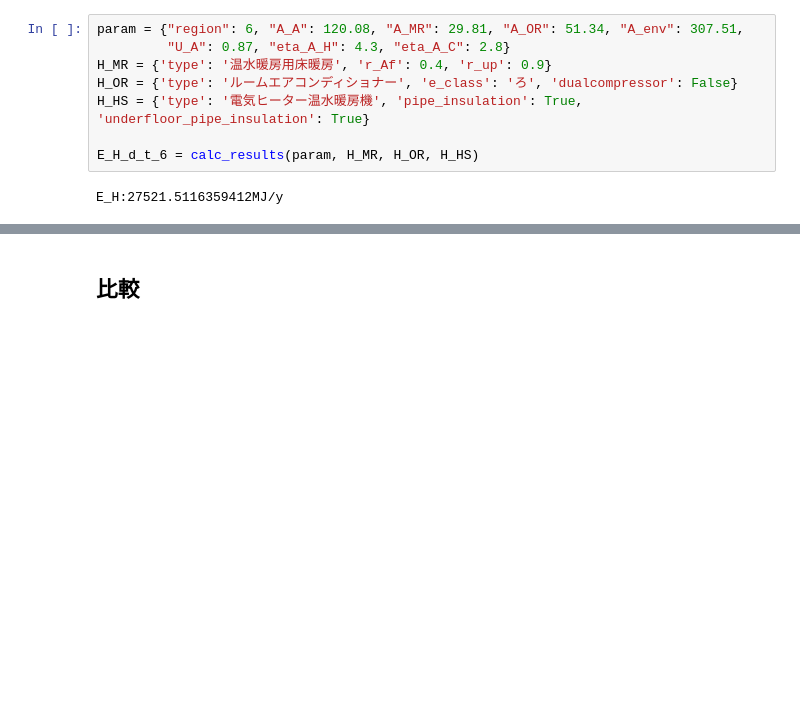
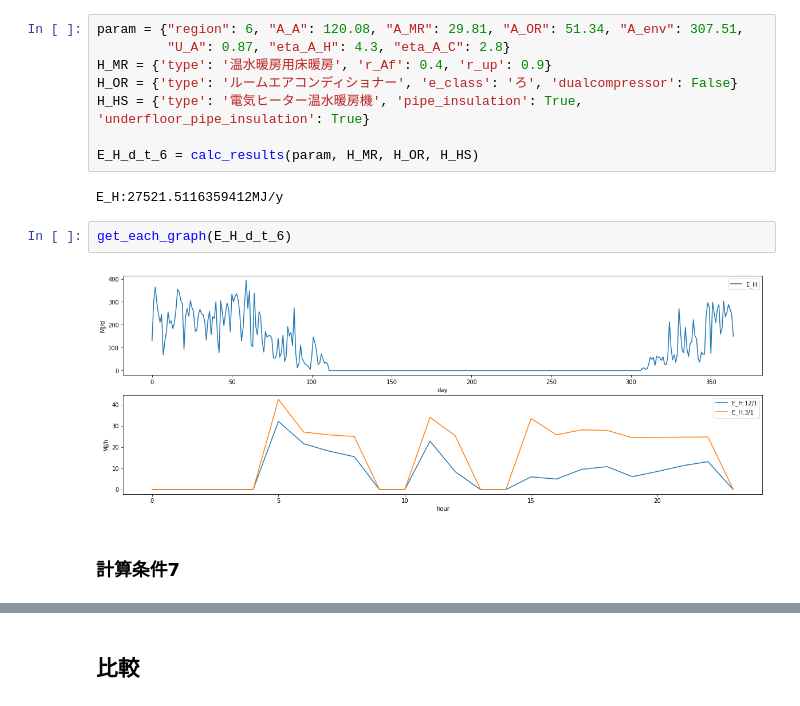
Before and after one commit to BRI-EES-House/Logic-EES-WEB, a Jupyter notebook: s04_07_Hot_water_heating.ipynb, the cells around one changed output, grey strips where cells are left out. Drawn from its saved outputs; the diff is of its cells as text; blank space fills up the shorter version.

```diff
--- a/s04_07_Hot_water_heating.ipynb
+++ b/s04_07_Hot_water_heating.ipynb
@@ -2211,3 +2216,9 @@ H_HS = {'type': '電気ヒーター温水暖房機', 'pipe_insulation': True, 'u
 E_H_d_t_6 = calc_results(param, H_MR, H_OR, H_HS)
 # %% [output]
 E_H:27521.5116359412MJ/y
+# %%
+get_each_graph(E_H_d_t_6)
+# %% [output]
+[figure, added]
+# %% [markdown]
+### 計算条件7
```
Also changed, not shown: parts of 6 cells of this notebook, 1 other file.
